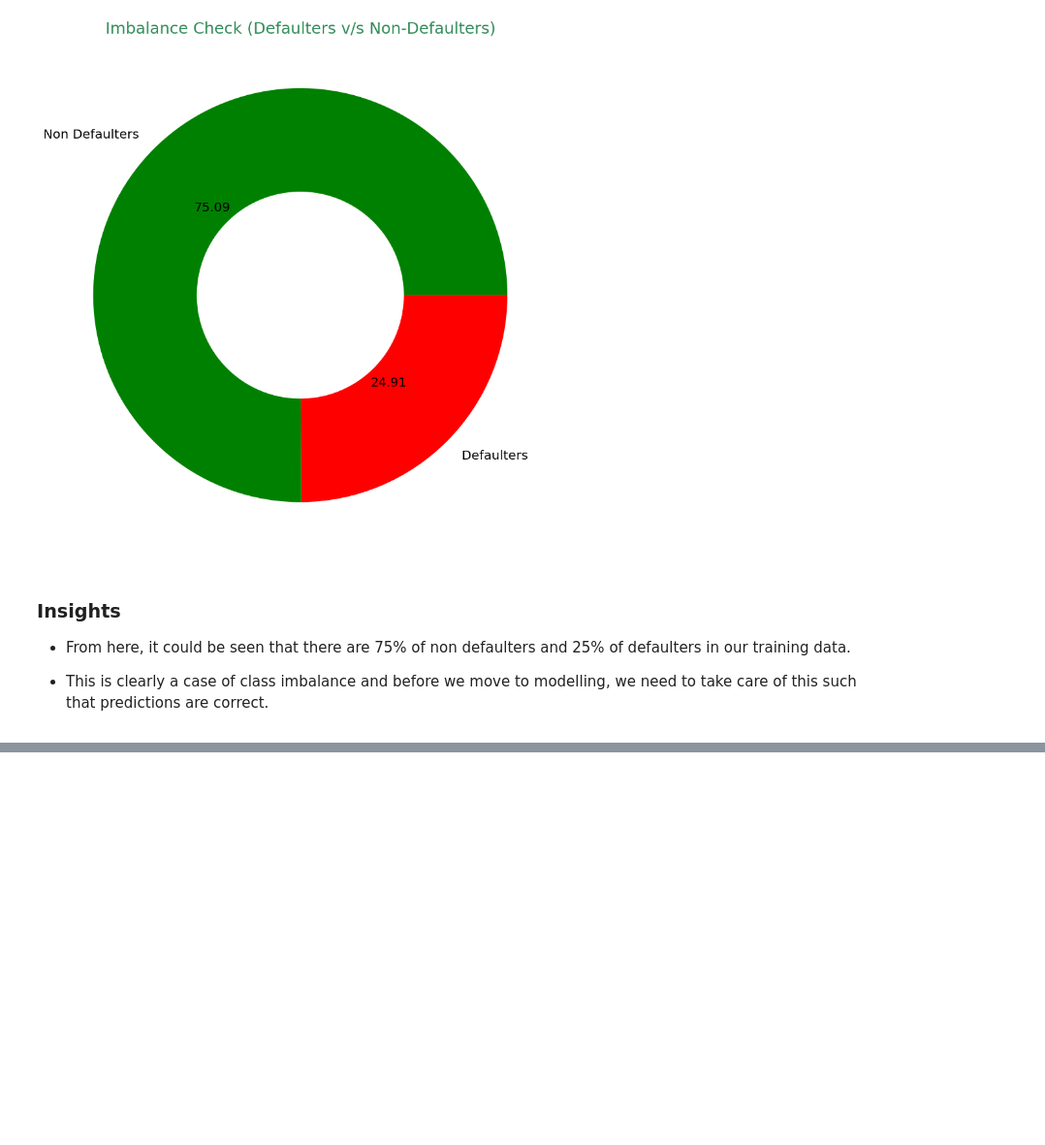
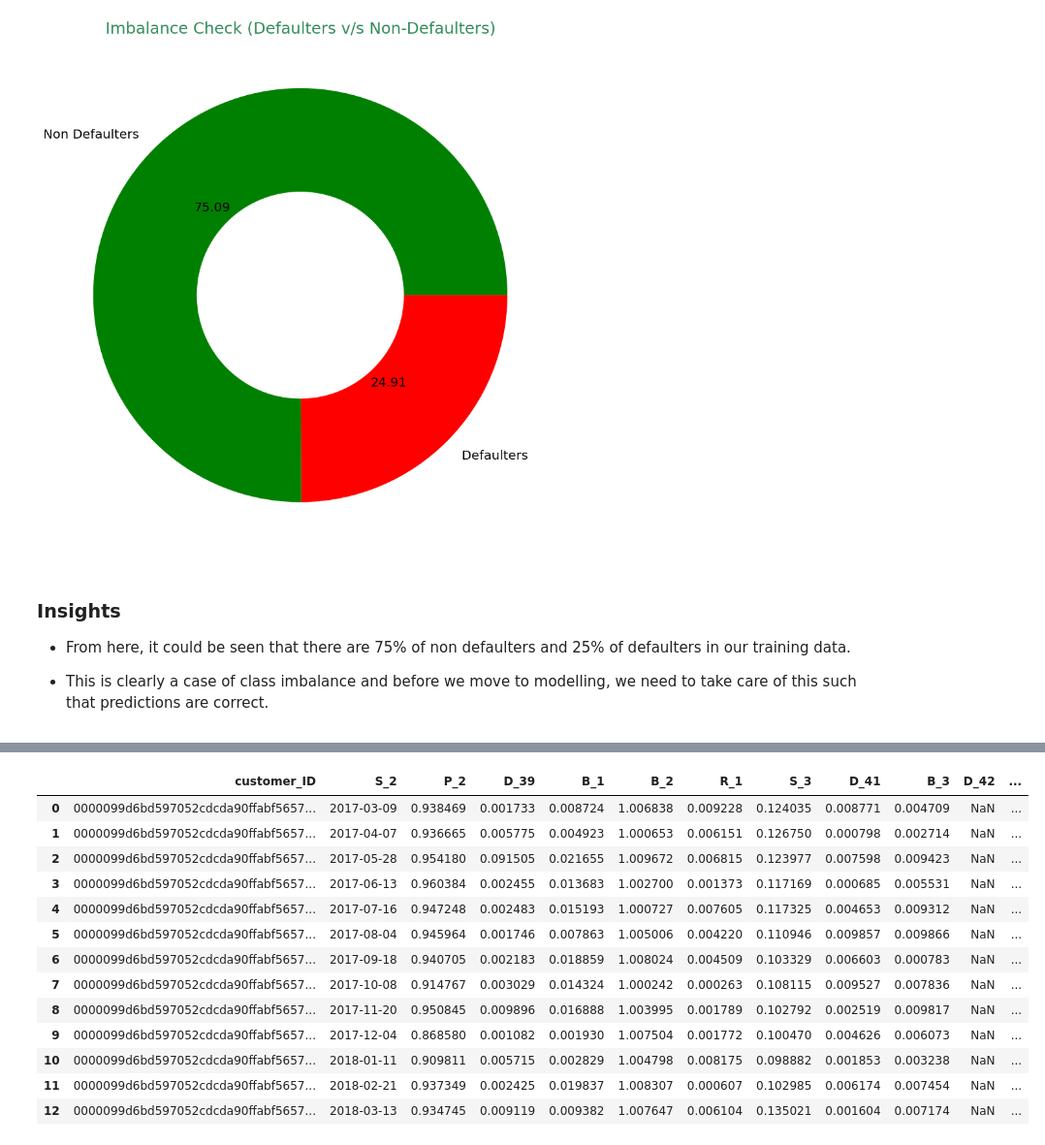
Before and after one commit to Arindam1711/AMEX-Default-_Prediction, a Jupyter notebook: AMEX-EDA.ipynb, the cells around one changed output, grey strips where cells are left out. Shown at 97% size. Cells and saved outputs as stored; diff of their text form; code cells hidden in the pictures; blank space fills up the shorter version.

```diff
--- a/AMEX-EDA.ipynb
+++ b/AMEX-EDA.ipynb
@@ -224,0 +202,8 @@ new_df_info
+# %%
+##removing the columns which are having more than 90% of missing values
+def remove_missing(df,cols):
+    df.drop(cols, axis=1,inplace=True)
+    return df
+# %%
+##storing the filtered df in fil_df
+fil_df=remove_missing(new_df,cols_drop)
@@ -224,0 +242,23 @@ new_df_info
+# %%
+##taking one customer id to see if there are some patterns.
+sam_cust=fil_df['customer_ID'].unique()[0]
+# %%
+##filtering the df on sample customer id and storing in cust_df
+cust_df=fil_df[fil_df['customer_ID']==sam_cust]
+# %%
+cust_df
+# %% [output]
+|  | customer_ID | S_2 | P_2 | D_39 | B_1 | B_2 | R_1 | S_3 | D_41 | B_3 | D_42 | ... |
+| 0 | 0000099d6bd597052cdcda90ffabf5657... | 2017-03-09 | 0.938469 | 0.001733 | 0.008724 | 1.006838 | 0.009228 | 0.124035 | 0.008771 | 0.004709 | NaN | ... |
+| 1 | 0000099d6bd597052cdcda90ffabf5657... | 2017-04-07 | 0.936665 | 0.005775 | 0.004923 | 1.000653 | 0.006151 | 0.126750 | 0.000798 | 0.002714 | NaN | ... |
+| 2 | 0000099d6bd597052cdcda90ffabf5657... | 2017-05-28 | 0.954180 | 0.091505 | 0.021655 | 1.009672 | 0.006815 | 0.123977 | 0.007598 | 0.009423 | NaN | ... |
+| 3 | 0000099d6bd597052cdcda90ffabf5657... | 2017-06-13 | 0.960384 | 0.002455 | 0.013683 | 1.002700 | 0.001373 | 0.117169 | 0.000685 | 0.005531 | NaN | ... |
+| 4 | 0000099d6bd597052cdcda90ffabf5657... | 2017-07-16 | 0.947248 | 0.002483 | 0.015193 | 1.000727 | 0.007605 | 0.117325 | 0.004653 | 0.009312 | NaN | ... |
+| 5 | 0000099d6bd597052cdcda90ffabf5657... | 2017-08-04 | 0.945964 | 0.001746 | 0.007863 | 1.005006 | 0.004220 | 0.110946 | 0.009857 | 0.009866 | NaN | ... |
+| 6 | 0000099d6bd597052cdcda90ffabf5657... | 2017-09-18 | 0.940705 | 0.002183 | 0.018859 | 1.008024 | 0.004509 | 0.103329 | 0.006603 | 0.000783 | NaN | ... |
+| 7 | 0000099d6bd597052cdcda90ffabf5657... | 2017-10-08 | 0.914767 | 0.003029 | 0.014324 | 1.000242 | 0.000263 | 0.108115 | 0.009527 | 0.007836 | NaN | ... |
+| 8 | 0000099d6bd597052cdcda90ffabf5657... | 2017-11-20 | 0.950845 | 0.009896 | 0.016888 | 1.003995 | 0.001789 | 0.102792 | 0.002519 | 0.009817 | NaN | ... |
+| 9 | 0000099d6bd597052cdcda90ffabf5657... | 2017-12-04 | 0.868580 | 0.001082 | 0.001930 | 1.007504 | 0.001772 | 0.100470 | 0.004626 | 0.006073 | NaN | ... |
+| 10 | 0000099d6bd597052cdcda90ffabf5657... | 2018-01-11 | 0.909811 | 0.005715 | 0.002829 | 1.004798 | 0.008175 | 0.098882 | 0.001853 | 0.003238 | NaN | ... |
+| 11 | 0000099d6bd597052cdcda90ffabf5657... | 2018-02-21 | 0.937349 | 0.002425 | 0.019837 | 1.008307 | 0.000607 | 0.102985 | 0.006174 | 0.007454 | NaN | ... |
+| 12 | 0000099d6bd597052cdcda90ffabf5657... | 2018-03-13 | 0.934745 | 0.009119 | 0.009382 | 1.007647 | 0.006104 | 0.135021 | 0.001604 | 0.007174 | NaN | ... |
```
Also changed, not shown: parts of 37 cells of this notebook.
